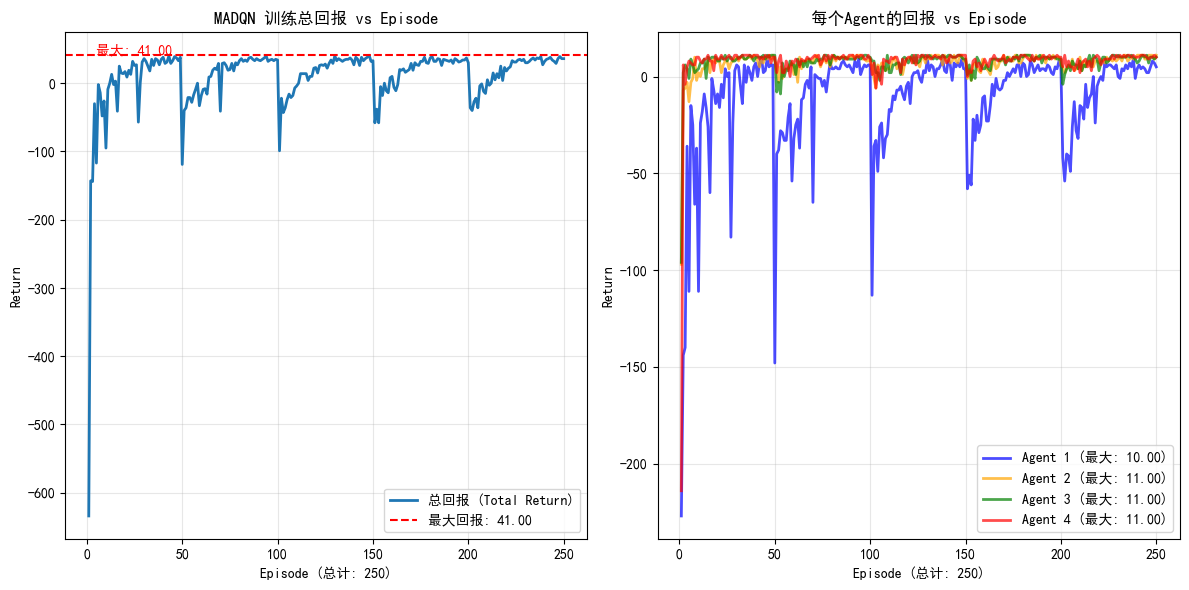
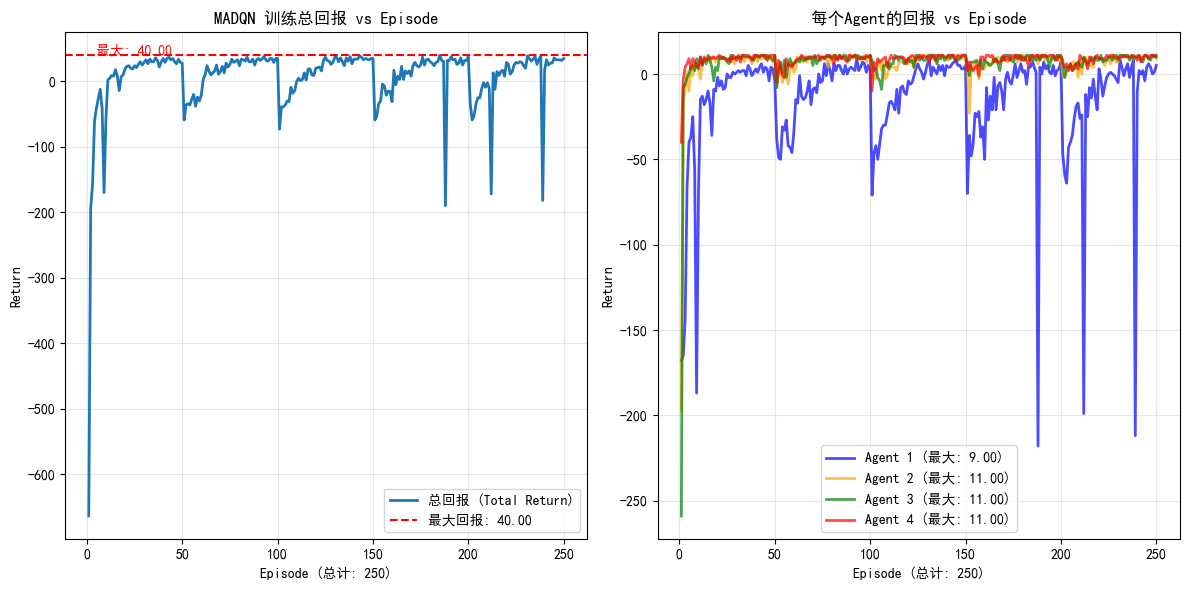
Unified diff of the notebook cell whose output changed from the first chart to the second:
--- before
+++ after
@@ -41,2 +41,23 @@
 plt.tight_layout()
 plt.show()
+
+# 误码率曲线
+plt.figure(figsize=(12, 6))
+plt.subplot(1, 2, 1)
+plt.plot(range(1, len(ber_list)+1), ber_list, label="最大误码率 (Max BER)", linewidth=2)
+plt.xlabel(f'Episode (总计: {len(ber_list)})')
+plt.ylabel('BER')
+plt.title('MADQN 训练每回合平均误码率 vs Episode')
+plt.grid(True, alpha=0.3)
+plt.legend()
+plt.subplot(1, 2, 2)
+for agent_id in range(len(agent_ber_lists)):
+    agent_bers = agent_ber_lists[agent_id]
+    plt.plot(range(1, len(agent_bers)+1), agent_bers, label=f'Agent {agent_id+1}')
+plt.xlabel(f'Episode (总计: {len(ber_list)})')
+plt.ylabel('BER')
+plt.title('每个Agent每回合误码率 vs Episode')
+plt.grid(True, alpha=0.3)
+plt.legend(loc='best')
+plt.tight_layout()
+plt.show()

Commit: MADQN with ber plot. (4 agents)